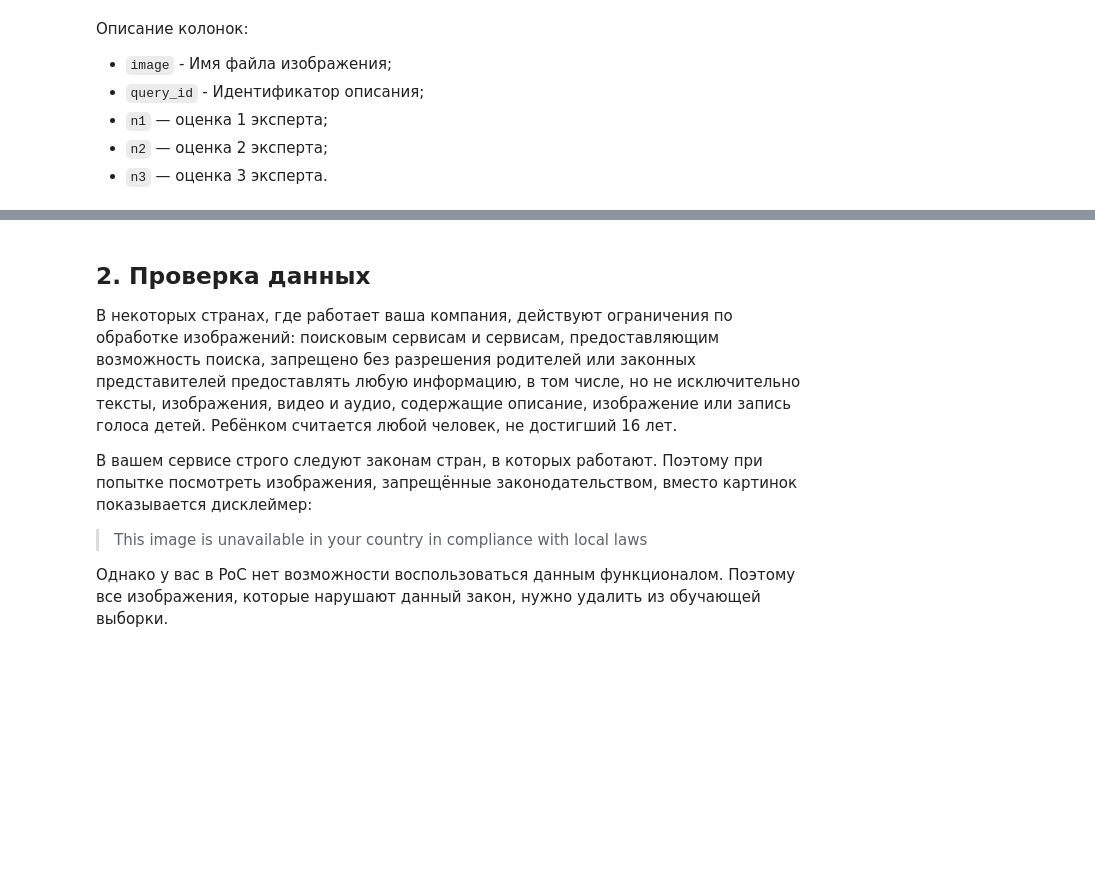
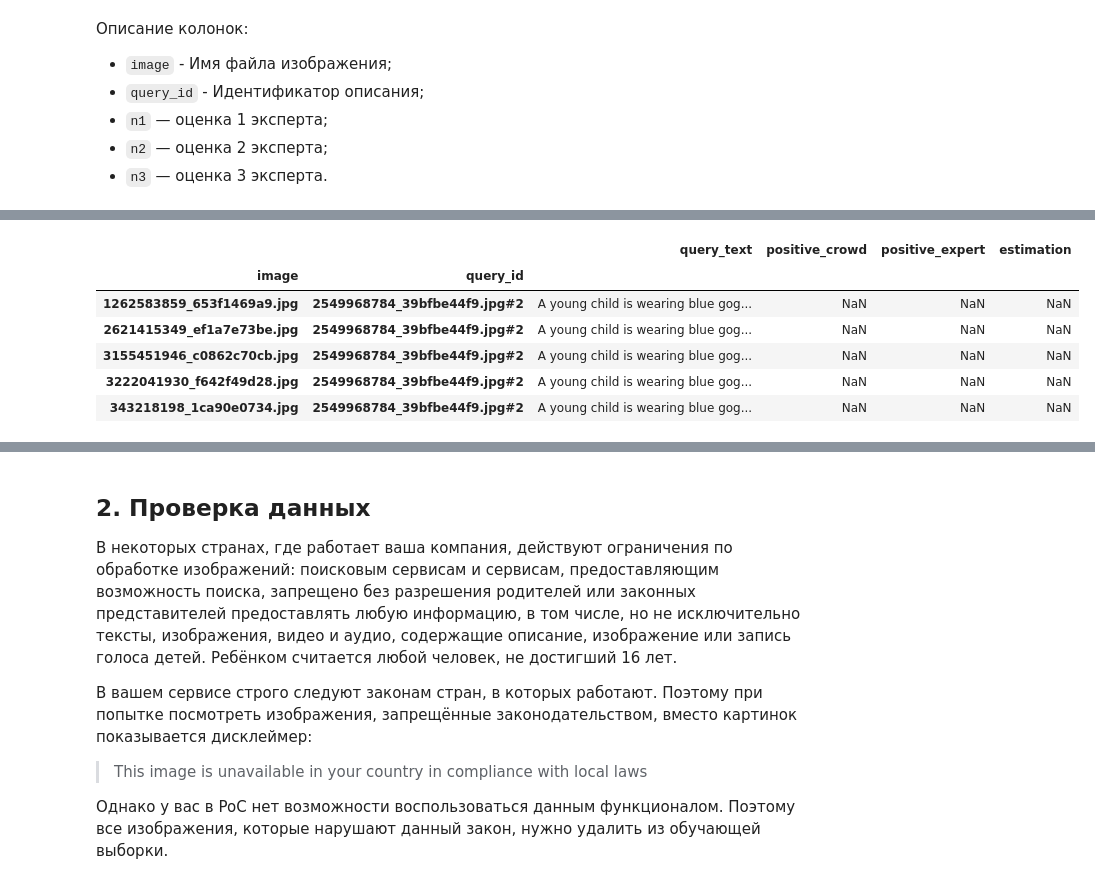
Before and after one commit to akrasnov87/project4, a Jupyter notebook: 7d06bc6b-1477-4e0b-b653-e8eb505aa175.ipynb, the cells around one changed output, grey strips where cells are left out. Saved outputs shown, nothing was run; the diff lists cells and outputs as text; code cells hidden in the pictures; blank space fills up the shorter version.

```diff
--- a/7d06bc6b-1477-4e0b-b653-e8eb505aa175.ipynb
+++ b/7d06bc6b-1477-4e0b-b653-e8eb505aa175.ipynb
@@ -195,0 +240,34 @@ expert_annotations_tsv['n0'] = expert_annotations_tsv.apply(calc_avg, axis=1)
+# %%
+# заполним пропуски
+annotations['positive_crowd'] = annotations['positive_crowd'].fillna(0.0)
+# заполняем отрицательным значением для определение отсутствия оценки
+annotations['positive_expert'] = annotations['positive_expert'].fillna(-1)
+# %%
+def join_estimation(row):
+    """
+    Объединение оценок с приоритетом для экспертов
+
+    Параметры:
+    ----------
+    row: Series
+
+    Результат:
+    ----------
+    int - число
+    """
+    crowd = row['positive_crowd']
+    expert = row['positive_expert']
+
+    if crowd > 0 and expert > 0:
+        return expert
+
+    if crowd == 0 and expert > 0:
+        return expert
+
+    # на тот случай, если эксперты не давали оценку
+    if crowd >= 0 and expert == -1:
+        return crowd
+
+    return 0
+# %%
+annotations['estimation'] = annotations.apply(join_estimation, axis=1)
@@ -195,0 +287,14 @@ expert_annotations_tsv['n0'] = expert_annotations_tsv.apply(calc_avg, axis=1)
+# %%
+train_dataset_csv.set_index(['image', 'query_id'], inplace=True)
+
+train_dataset = train_dataset_csv.merge(annotations, how='left', left_index=True, right_index=True)
+# %%
+train_dataset[train_dataset['estimation'] != train_dataset['estimation']].head()
+# %% [output]
+|  |  | query_text | positive_crowd | positive_expert | estimation |
+| image | query_id |  |  |  |  |
+| 1262583859_653f1469a9.jpg | 2549968784_39bfbe44f9.jpg#2 | A young child is wearing blue gog... | NaN | NaN | NaN |
+| 2621415349_ef1a7e73be.jpg | 2549968784_39bfbe44f9.jpg#2 | A young child is wearing blue gog... | NaN | NaN | NaN |
+| 3155451946_c0862c70cb.jpg | 2549968784_39bfbe44f9.jpg#2 | A young child is wearing blue gog... | NaN | NaN | NaN |
+| 3222041930_f642f49d28.jpg | 2549968784_39bfbe44f9.jpg#2 | A young child is wearing blue gog... | NaN | NaN | NaN |
+| 343218198_1ca90e0734.jpg | 2549968784_39bfbe44f9.jpg#2 | A young child is wearing blue gog... | NaN | NaN | NaN |
```
Also changed, not shown: parts of 14 cells of this notebook.
